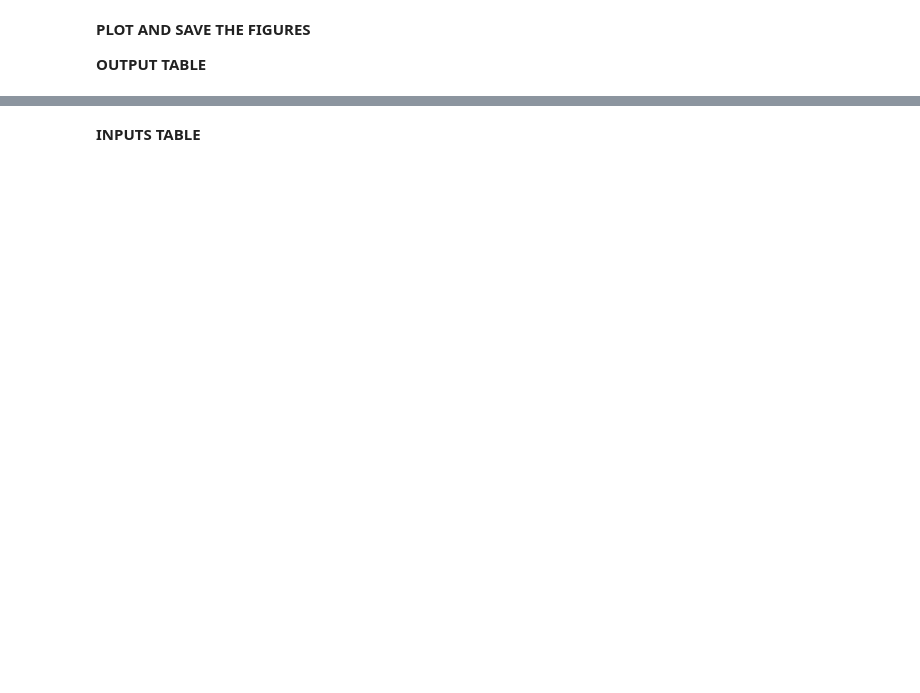
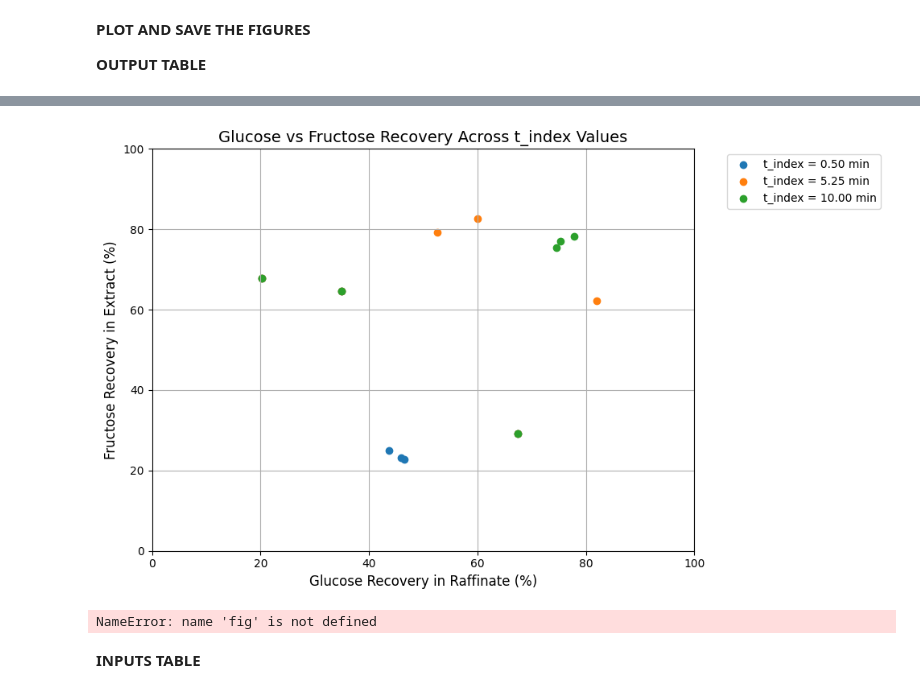
Before and after one commit to Nawa-Punabantu/Opt_Algos, a Jupyter notebook: t_idx_independence_study.ipynb, the cells around one changed output, grey strips where cells are left out. Cells and saved outputs as stored; diff of their text form; code cells hidden in the pictures; blank space fills up the shorter version.

```diff
--- a/t_idx_independence_study.ipynb
+++ b/t_idx_independence_study.ipynb
@@ -2550,0 +2431,20 @@ Gen 27 Status:
+# %%
+# Example t_index range (in minutes)
+t_min = 0.5
+t_max = 15
+n = 10 # number of points
+optimization_budget = 15# iterations per point
+t_index_values = np.linspace(t_min, t_max, n)
+
+# Call the function
+
+all_results_by_tindex = run_optimization_over_tindex_range(
+    t_index_list=t_index_values,
+    m1_min=0.5, m1_max=2,
+    m_min=0.27, m_max=0.53, # shared bounds of m3 and m2
+    m4_min=0.15, m4_max=0.3,
+    optimization_budget=optimization_budget,
+    all_initial_inputs=all_initial_inputs,
+    all_initial_outputs=all_initial_outputs,
+    constraint_threshold=[0.995, 0.995]
+)
@@ -2644,2 +2500,36 @@ plt.show()
+# %%
+import matplotlib.pyplot as plt
+
+def plot_f1_vs_f2_for_all_tindex(results_dict):
+    """
+    Plots f1_vals vs f2_vals for each t_index in results_dict.
+    """
+    plt.figure(figsize=(10, 6))
+    for t_index, result in results_dict.items():
+        f1 = result["f1_vals"]
+        f2 = result["f2_vals"]
+        plt.scatter(f1 * 100, f2 * 100, marker='o', label=f't_index = {t_index:.2f} min')
+
+    plt.xlabel("Glucose Recovery in Raffinate (%)", fontsize=12)
+    plt.ylabel("Fructose Recovery in Extract (%)", fontsize=12)
+    plt.title("Glucose vs Fructose Recovery Across t_index Values", fontsize=14)
+    plt.grid(True)
+    plt.legend(bbox_to_anchor=(1.05, 1), loc='upper left')
+    plt.xlim(0, 100)# Set x-axis limits from 0 to 6
+    plt.ylim(0, 100)
+    plt.tight_layout()
+    plt.show()
+
+plot_f1_vs_f2_for_all_tindex(all_results_by_tindex)
+
+#------------------------------------------------------------------------------------------------------------------------------
+# Save the figure as an image
+image_filename = "t_idx_rec_independence_plot.png"
+fig.savefig(image_filename, dpi=300, bbox_inches='tight')
+plt.show()
+#------------------------------------------------------------------------------------------------------------------------------
+# %% [output]
+[figure, added]
+NameError: name 'fig' is not defined
 # %% [markdown]
 **INPUTS TABLE**
```
Also changed, not shown: parts of 19 cells of this notebook.
